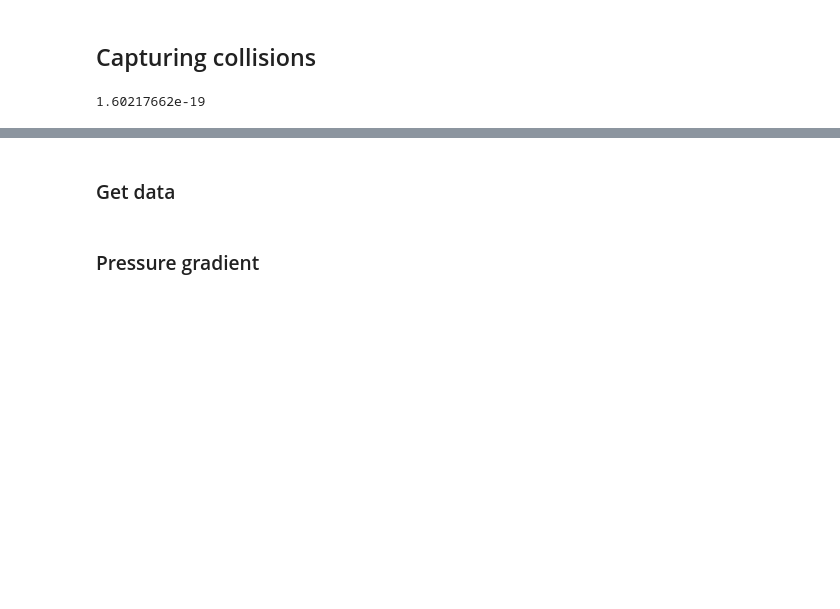
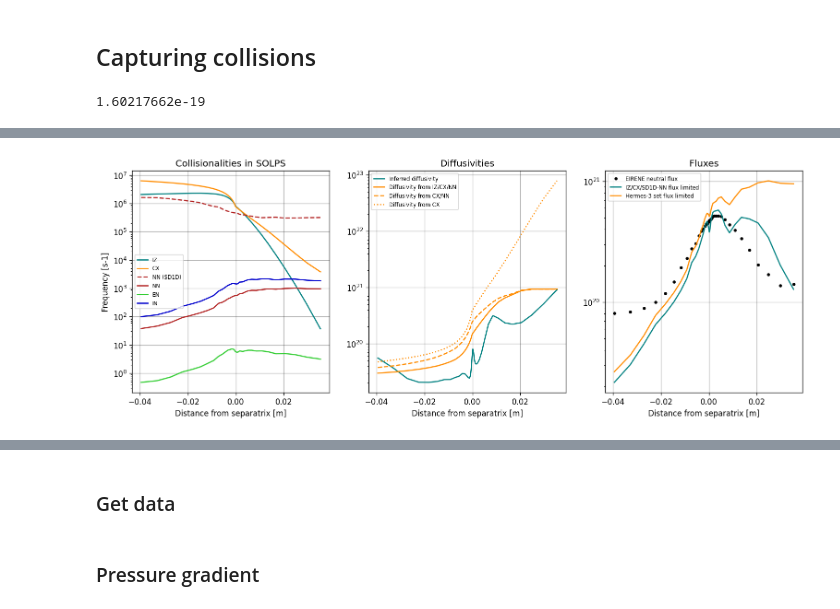
Before and after one commit to mikekryjak/notebooks, a Jupyter notebook: hermes3-solps-soledge/postprocessing/2023-08-07_Dn_study.ipynb, the cells around one changed output, grey strips where cells are left out. Drawn from its saved outputs; the diff is of its cells as text; code cells hidden in the pictures; blank space fills up the shorter version.

```diff
--- a/hermes3-solps-soledge/postprocessing/2023-08-07_Dn_study.ipynb
+++ b/hermes3-solps-soledge/postprocessing/2023-08-07_Dn_study.ipynb
@@ -402,23 +316,7 @@ def smooth(x,w,recursion=0):
 
 fig, axes = plt.subplots(1,4, figsize=(16,4), dpi = 120)
 
-sdata = sp['nsep_2e19'].regions["omp"]
-dist = sdata.index[1:-1] + 0.05
-sPa = sdata["pab23da"].iloc[1:-1]
-sPa_fun = scipy.interpolate.CubicSpline(dist, sPa)
-Te = sdata["te3da"].iloc[1:-1].values
-Ne = sdata["ne3da"].iloc[1:-1].values
-Na = sdata["dab23da"].iloc[1:-1].values
-Ta = sdata["tab23da"].iloc[1:-1].values   # Atoms
-Pa = sdata["pab23da"].iloc[1:-1].values
 
-sPa_smooth = smooth(sPa,1, recursion=3)
-Na_smooth = smooth(Na, 1, recursion=3)
-Ta_smooth = smooth(Ta, 0.5, recursion=3)
-sPa_fromsmoothed = Na_smooth * Ta_smooth * constants("q_e") * 3/2
-sPa_calc = Na * Ta * constants("q_e") * 3/2
-grad_sPa = np.gradient(dist, sPa)
-grad_sPa_smooth = np.gradient(sPa_smooth, dist)
 
 axes[0].plot(dist, Na, color = "teal", lw = 0, marker = "o", ms = 5, label = "EIRENE data")
 axes[0].plot(dist, Na_smooth, color = "darkorange", label = "smoothed")
@@ -457,39 +380,38 @@ constants("q_e")
 # %%
+# NN (SD1D) ----------------
+nu_nn_sd1d = coll_nn_sd1d(Ta, Na)
 
+# NN ----------------
+a0 = np.pi * (2.8e-10)**2   # AKA 2.5e-19
+vrel = np.sqrt(2 * constants("q_e") * Ta/(constants("mass_p")*2))
+nu_nn = vrel * Na *  a0
 
-vth_a = np.sqrt(constants("q_e") * (Ta)/(constants("mass_p")*2))   # Atom sound speed
-Kcx = [rtools.amjuel_1d("H.2 3.1.8", x) for x in Te]
-nu_iz = np.zeros_like(Ta)
-nu_cx = np.zeros_like(Ta)
+# EN ----------------
+a0 = 5e-19
+vth_e = np.sqrt( (constants("mass_p")/constants("mass_e")) * Te)
+nu_en = vth_e * Na * a0
 
-for i, _ in enumerate(dist):
-    nu_iz[i] = rtools.amjuel_2d("H.4 2.1.5", Te[i], Ne[i]) * Ne[i]
-    nu_cx[i] = rtools.amjuel_1d("H.2 3.1.8", Te[i]) * Ne[i]
+# IN ----------------
+a0 = 5e-19
+vrel = np.sqrt(constants("q_e") * (Ta + Ti)/(constants("mass_p")*2))
+nu_in = vrel * Na * a0
 
-# ----- NN rate (from SD1D):
-a0 = np.pi * 5.29e-11**2
-lambda_nn = 1/(Na*a0)
-for i, _ in enumerate(lambda_nn):
-    if lambda_nn[i] > 0.1:
-        lambda_nn[i] = 0.1
-nu_nn = vth_a / lambda_nn
-
-
-# sDn = vth_a**2 / (nu_cx + nu_iz)
 sDn_cx =  1/((nu_cx) * constants("mass_p")*2)
 sDn_izcx =  1/((nu_cx + nu_iz) * constants("mass_p")*2)
-sDn_cxnn =  1/((nu_cx + nu_nn) * constants("mass_p")*2)
-sDn_izcxnn =  1/((nu_cx + nu_iz + nu_nn) * constants("mass_p")*2)
+sDn_cxnn =  1/((nu_cx + nu_nn_sd1d) * constants("mass_p")*2)
+sDn_izcxnn =  1/((nu_cx + nu_iz + nu_nn_sd1d) * constants("mass_p")*2)
+
+sDn_hermes =  1/((nu_cx + nu_nn + nu_in + nu_en) * constants("mass_p")*2)
+sDn_all =  1/((nu_iz + nu_cx + nu_nn + nu_in + nu_en) * constants("mass_p")*2)
 
 flux = sdata["rfluxa3da"].iloc[1:-1]
 sDn_effective = flux / grad_sPa_smooth
 
-
-
 def flux_limiter(flux, gamma=1, alpha=1):
     return flux * (1+ (flux / (alpha*flim))**gamma)**(-1/gamma)
 
-
+flux_sDn_hermes = sDn_hermes * grad_sPa_smooth
+flux_sDn_all = sDn_all * grad_sPa_smooth
 flux_sDn_izcxnn = sDn_izcxnn * grad_sPa_smooth
 flux_sDn_izcx = sDn_izcx * grad_sPa_smooth
 flux_sDn_cxnn = sDn_cxnn * grad_sPa_smooth
@@ -498,14 +420,19 @@ flux_sDn_cx = sDn_cx * grad_sPa_smooth
 # Flux limiter
 gamma = 1
 alpha = 1
-flim = Na * 1/4 * np.sqrt( (8*Ta) / (np.pi * constants("mass_p")*2) )
-flux_limited = flux_sDn_izcxnn * (1+ (flux_sDn_izcxnn / (alpha*flim))**gamma)**(-1/gamma)
+flim = Na * 1/4 * np.sqrt( (8*Ta * constants("q_e")) / (np.pi * constants("mass_p")*2) )
+def limiter(flux, gamma, alpha):
+    return flux * (1+ (flux / (alpha*flim))**gamma)**(-1/gamma)
 
-fig, axes = plt.subplots(1,3, figsize=(12,4), dpi = 120)
+scale = 1.3
+fig, axes = plt.subplots(1,3, figsize=(12*scale,4*scale), dpi = 120)
 
 axes[0].plot(dist, nu_iz, color = "teal", label = "IZ")
 axes[0].plot(dist, nu_cx, color = "darkorange", label = "CX")
+axes[0].plot(dist, nu_nn_sd1d, color = "firebrick", label = "NN (SD1D)", ls = "--")
 axes[0].plot(dist, nu_nn, color = "firebrick", label = "NN")
+axes[0].plot(dist, nu_en, color = "limegreen", label = "EN")
+axes[0].plot(dist, nu_in, color = "mediumblue", label = "IN")
 axes[0].set_ylabel("Frequency [s-1]")
 axes[0].set_title("Collisionalities in SOLPS")
 axes[0].set_yscale("log")
@@ -517,13 +444,15 @@ axes[1].plot(dist, sDn_cx, color = "darkorange", ls = ":", label = "Diffusivity
 axes[1].set_title("Diffusivities")
 axes[1].set_yscale("log")
 
-axes[2].plot(dist, flux, color = "teal", label = "EIRENE neutral flux")
-axes[2].plot(dist, flux_limited, color = "darkorange", label = "IZ/CX/NN + limiter")
-axes[2].plot(dist, flux_sDn_izcxnn, color = "darkorange", label = "IZ/CX/NN")
-axes[2].plot(dist, flux_sDn_cxnn, color = "darkorange", ls = "--", label = "CX/NN")
-axes[2].plot(dist, flux_sDn_cx, color = "darkorange", ls = ":", label = "CX")
+axes[2].plot(dist, flux, color = "black", marker = "o", lw = 0, ms = 3, label = "EIRENE neutral flux")
+axes[2].plot(dist, limiter(flux_sDn_izcxnn, 1,1), color = "teal", label = "IZ/CX/SD1D-NN flux limited")
+# axes[2].plot(dist, flux_sDn_all, color = "darkorange", ls = "dashdot", label = "All collisions")
+axes[2].plot(dist, limiter(flux_sDn_hermes, 1,1), color = "darkorange", ls = "-", label = "Hermes-3 set flux limited")
+# axes[2].plot(dist, flux_sDn_izcx, color = "darkorange", ls = ":", label = "CX/IZ only")
+
 axes[2].set_title("Fluxes")
 axes[2].set_yscale("log")
+
 
 
 # axes[1].set_yscale("log")
@@ -535,0 +464 @@ NameError: name 'constants' is not defined
+[figure, added]
```
Also changed, not shown: parts of 30 cells of this notebook, 7 other files.
